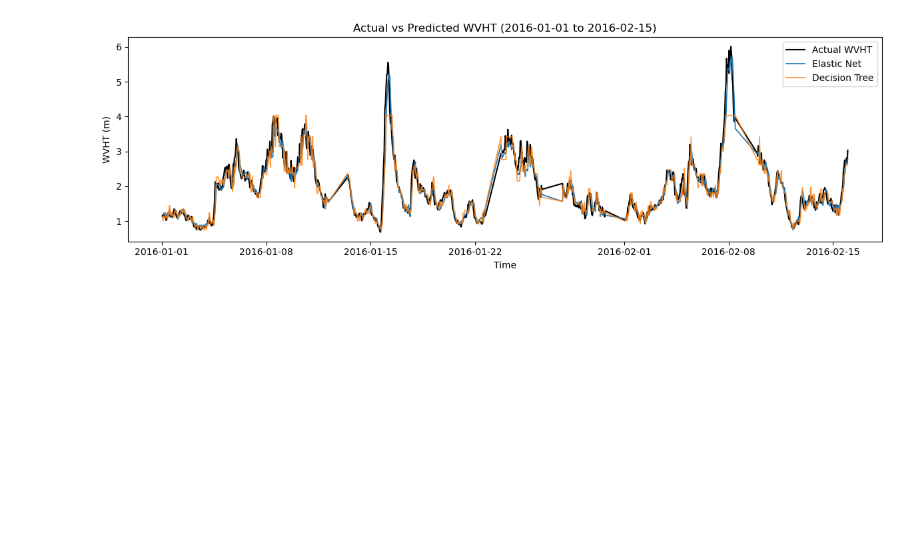
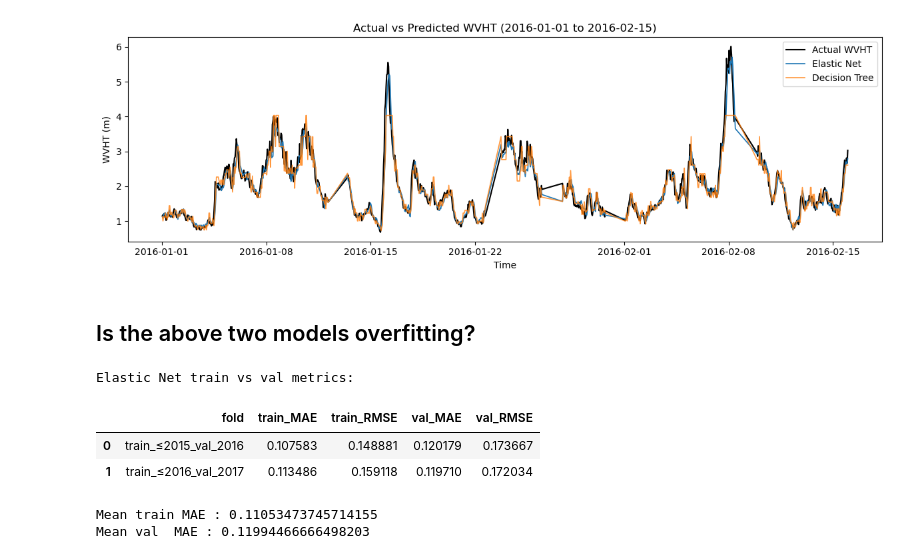
Before and after one commit to RichelCode/Wave-Energy-Forecasting-Methodological-Enhancement-and-Advanced-Modeling, a Jupyter notebook: Conference Presentation.ipynb, the cells around one changed output. Drawn from its saved outputs; the diff is of its cells as text; code cells hidden in the pictures; blank space fills up the shorter version.

```diff
--- a/Conference Presentation.ipynb
+++ b/Conference Presentation.ipynb
@@ -2297,3 +2297,5 @@ plt.tight_layout()
 plt.show()
 # %% [output]
 [figure]
+# %% [markdown]
+## Is the above two models overfitting?
@@ -2299,0 +2355,22 @@ plt.show()
+# %%
+elastic_model = ElasticNet(
+    alpha=best_alpha,
+    l1_ratio=best_l1ratio,
+    fit_intercept=True,
+    max_iter=10000,
+    random_state=42,
+)
+
+elastic_tv = rolling_cv_train_val_metrics(elastic_model, lagged_data)
+print("Elastic Net train vs val metrics:")
+display(elastic_tv)
+
+print("\nMean train MAE :", elastic_tv["train_MAE"].mean())
+print("Mean val  MAE :", elastic_tv["val_MAE"].mean())
+# %% [output]
+Elastic Net train vs val metrics:
+|  | fold | train_MAE | train_RMSE | val_MAE | val_RMSE |
+| 0 | train_≤2015_val_2016 | 0.107583 | 0.148881 | 0.120179 | 0.173667 |
+| 1 | train_≤2016_val_2017 | 0.113486 | 0.159118 | 0.119710 | 0.172034 |
+Mean train MAE : 0.11053473745714155
+Mean val  MAE : 0.11994466666498203
```
Also changed, not shown: parts of 3 cells of this notebook.
